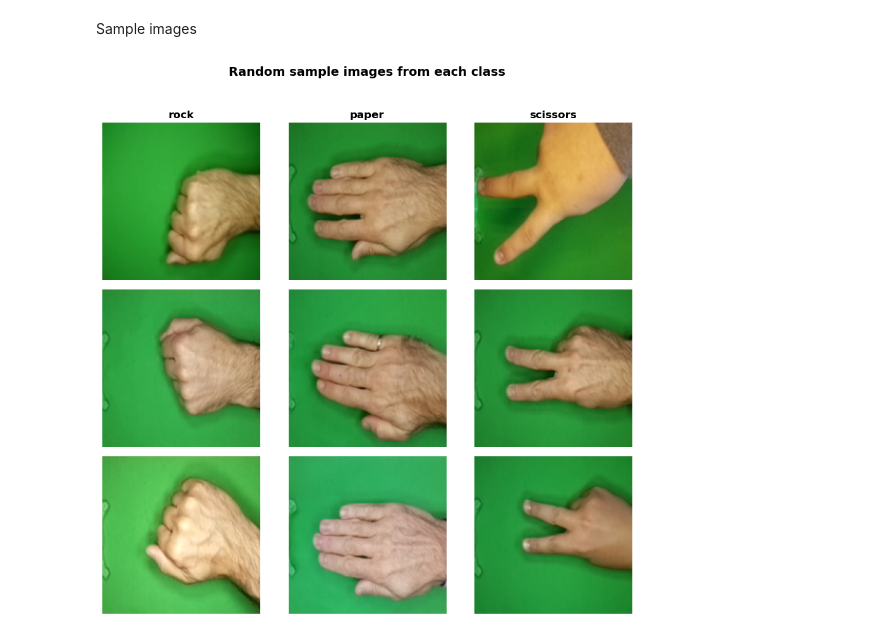
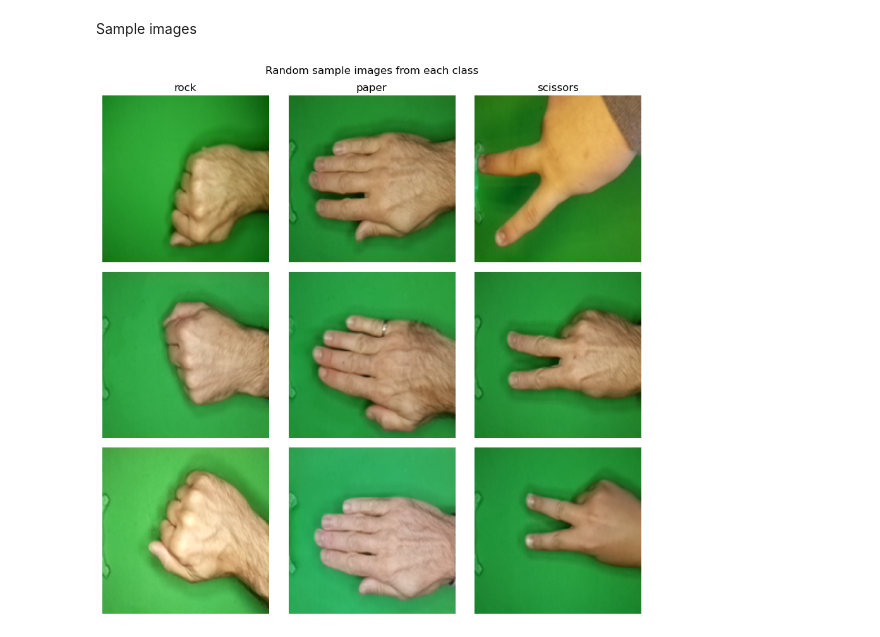
Before and after one commit to gretazehnder/cnn-rock-paper-scissors, a Jupyter notebook: data_exploration.ipynb, the cells around one changed output. Drawn from its saved outputs; the diff is of its cells as text; code cells hidden in the pictures.

```diff
--- a/data_exploration.ipynb
+++ b/data_exploration.ipynb
@@ -79,39 +79,37 @@ plt.show()
 Sample images
 # %%
 
-# --- Display random sample images from each class ---
+#displaying random sample images from each class
 
 
 ROWS = 3
 COLS = len(CLASSES)
 
 plt.figure(figsize=(COLS * 3, ROWS * 3))
 
-# Seed per riproducibilità
+#seed
 random.seed(42)
 
 
 for col_idx, cls in enumerate(CLASSES):
     cls_dir = DATASET_DIR / cls
 
-    # Seleziona solo immagini e ordinale per riproducibilità
     image_files = sorted(cls_dir.glob("*.png"))
     sampled_files = random.sample(image_files, ROWS)
 
     for row_idx, img_path in enumerate(sampled_files):
         img = Image.open(img_path)
-        img = img.resize((150, 150))  # resize SOLO per visualizzazione
+        img = img.resize((150, 150))  #only for visualization
 
         plt.subplot(ROWS, COLS, row_idx * COLS + col_idx + 1)
         plt.imshow(img)
         plt.axis("off")
 
         if row_idx == 0:
-            plt.title(cls, fontsize=12, fontweight="bold")
+            plt.title(cls)
 
-plt.suptitle("Random sample images from each class", fontsize=14, fontweight="bold")
+plt.suptitle("Random sample images from each class")
 plt.tight_layout()
-plt.subplots_adjust(top=0.88)
 plt.show()
 # %% [output]
-[figure, old version]
+[figure, new version]
```
Also changed, not shown: parts of 4 cells of this notebook, 10 other files.
